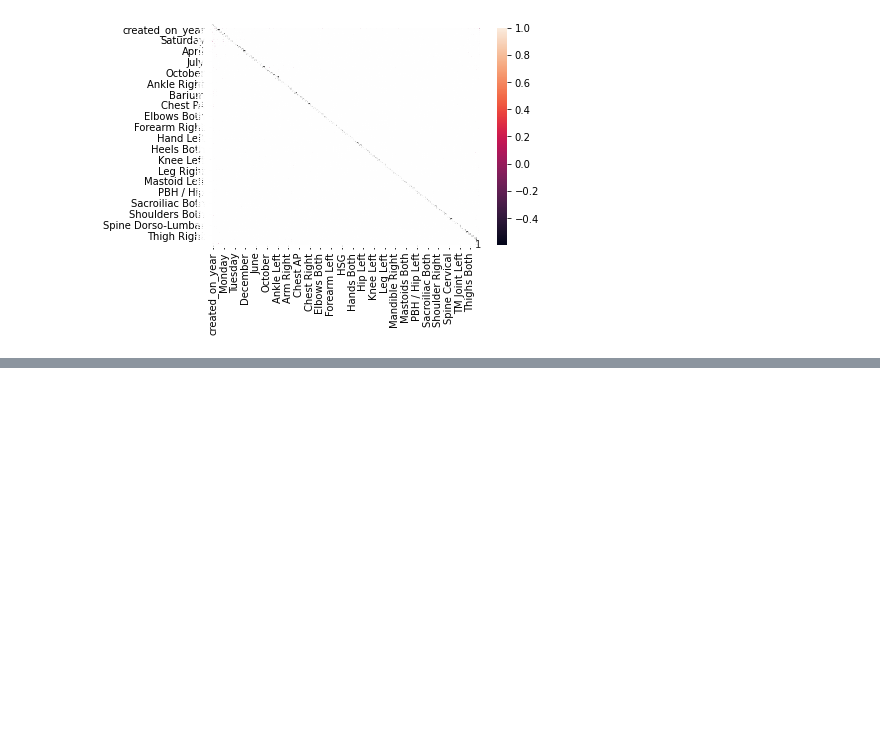
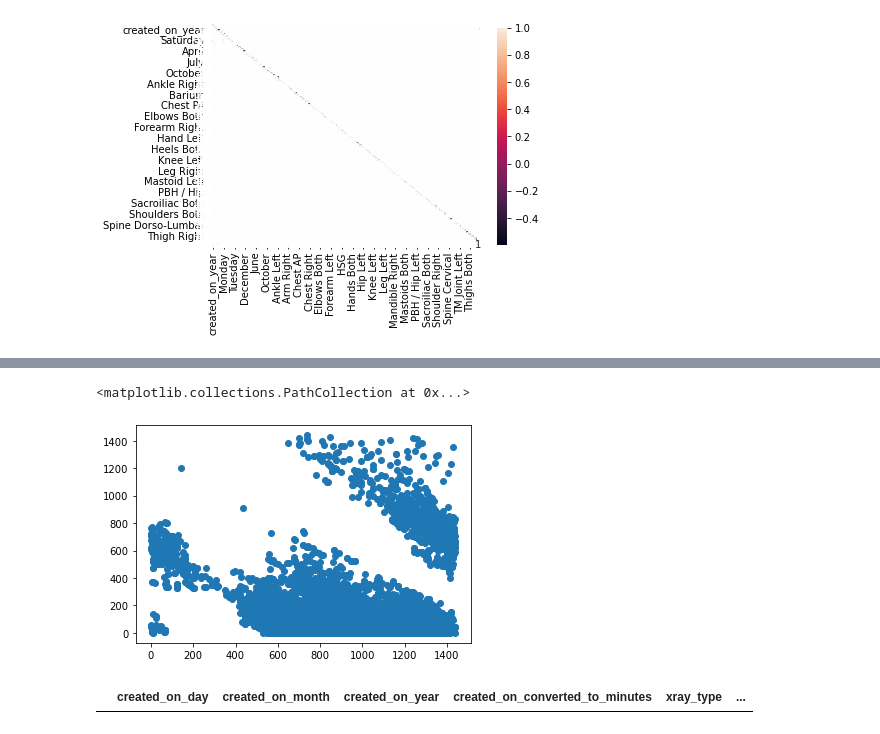
Before and after one commit to vishalkashyap95/DataAnalyst_Internship_learning, a Jupyter notebook: final_findings/predict_time_with_xray_type.ipynb, the cells around one changed output, grey strips where cells are left out. Cells and saved outputs as stored; diff of their text form; code cells hidden in the pictures; blank space fills up the shorter version.

```diff
--- a/final_findings/predict_time_with_xray_type.ipynb
+++ b/final_findings/predict_time_with_xray_type.ipynb
@@ -1055,0 +1422,9 @@ pd.DataFrame({"Actual test" : y_test,"Predicted value" :include_all_feature_pred
+# %%
+plt.scatter(x=bins.created_on_converted_to_minutes,y=bins.total_time_elapsed_in_minutes)
+# %% [output]
+<matplotlib.collections.PathCollection at 0x...>
+[figure, added]
+# %%
+final_df[final_df.created_on_converted_to_minutes>=3000]
+# %% [output]
+|  | created_on_day | created_on_month | created_on_year | created_on_converted_to_minutes | xray_type | ... |
```
Also changed, not shown: parts of 74 cells of this notebook, 11 other files.
